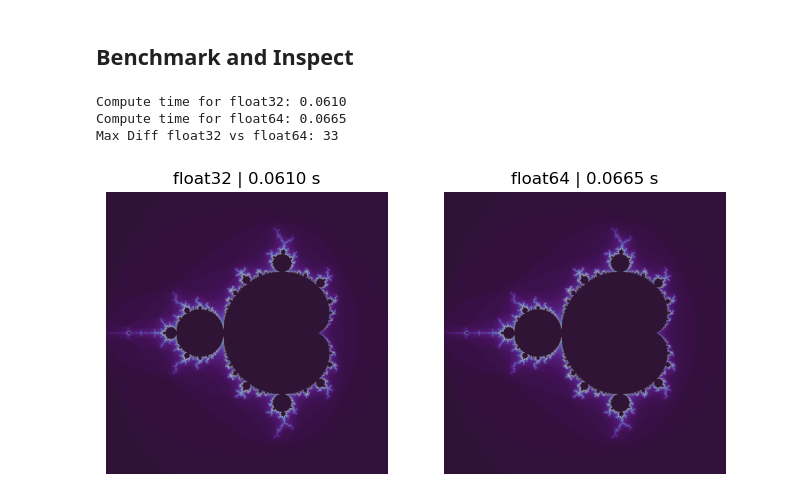
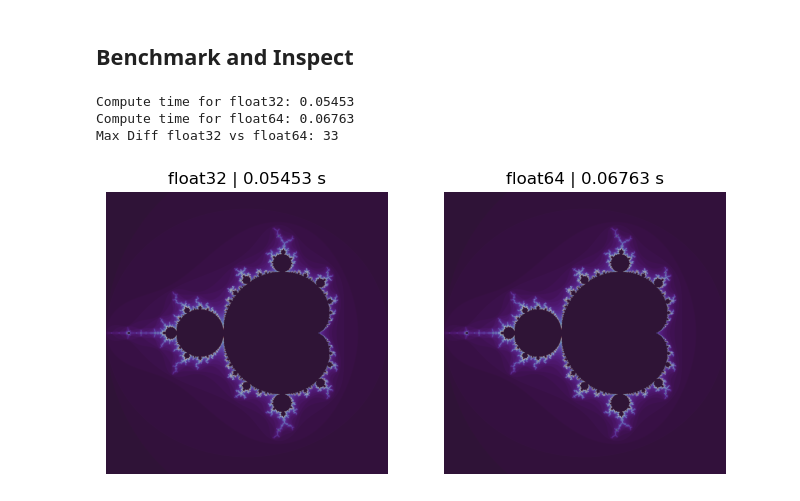
Before and after one commit to Rusbak/mandelbrot-nsc, a Jupyter notebook: Numba_Optimization/dtype_precision_comparison.ipynb, the cells around one changed output. Saved outputs shown, nothing was run; the diff lists cells and outputs as text; code cells hidden in the pictures.

Commit message:
Reran all benchmarks and did some cleanup
numba test time ~0.05 s

```diff
--- a/Numba_Optimization/dtype_precision_comparison.ipynb
+++ b/Numba_Optimization/dtype_precision_comparison.ipynb
@@ -34,37 +35,36 @@ def compute_numba_naive_mandelbrot(x_min, x_max, y_min, y_max, max_iterations, b
 x_min, x_max = -2, 1
 y_min, y_max = -1.5, 1.5
 
 res = 1024
-
 max_iterations = 100
 bound = 2
 power = 2
 
 dtype_precisions = [np.float32, np.float64]
 test_times = []
 prec_results = []
 
 for dtype in dtype_precisions:
-    _ = compute_numba_naive_mandelbrot(x_min, x_max, y_min, y_max, 1, bound, power, res, dtype)
+    warm_up = compute_numba_naive_mandelbrot(x_min, x_max, y_min, y_max, 1, bound, power, res, dtype)
     start_time = time.perf_counter()
     prec_result = compute_numba_naive_mandelbrot(x_min, x_max, y_min, y_max, max_iterations, bound, power, res, dtype)
     test_time = time.perf_counter() - start_time
-    print(f'Compute time for {dtype.__name__}: {test_time:.4f}')
+    print(f'Compute time for {dtype.__name__}: {test_time:.5f}')
 
     # save data
     test_times.append(test_time)
     prec_results.append(prec_result)
 
 fig, axes = plt.subplots(1, len(dtype_precisions), figsize=(8, 4))
 for i, (ax, result, precision) in enumerate(zip(axes, prec_results, dtype_precisions)):
     ax.imshow(result, cmap='twilight_shifted')
-    ax.set_title(f'{precision.__name__} | {test_times[i]:.4f} s')
+    ax.set_title(f'{precision.__name__} | {test_times[i]:.5f} s')
     ax.axis('off')
 
 float_diff = np.abs(prec_results[0] - prec_results[1]).max()
 print(f'Max Diff float32 vs float64: {float_diff}')
 # %% [output]
-Compute time for float32: 0.0610
-Compute time for float64: 0.0665
+Compute time for float32: 0.05453
+Compute time for float64: 0.06763
 Max Diff float32 vs float64: 33
-[figure, old version]
+[figure, new version]
```
Also changed, not shown: parts of 1 cell of this notebook, 9 other files.
